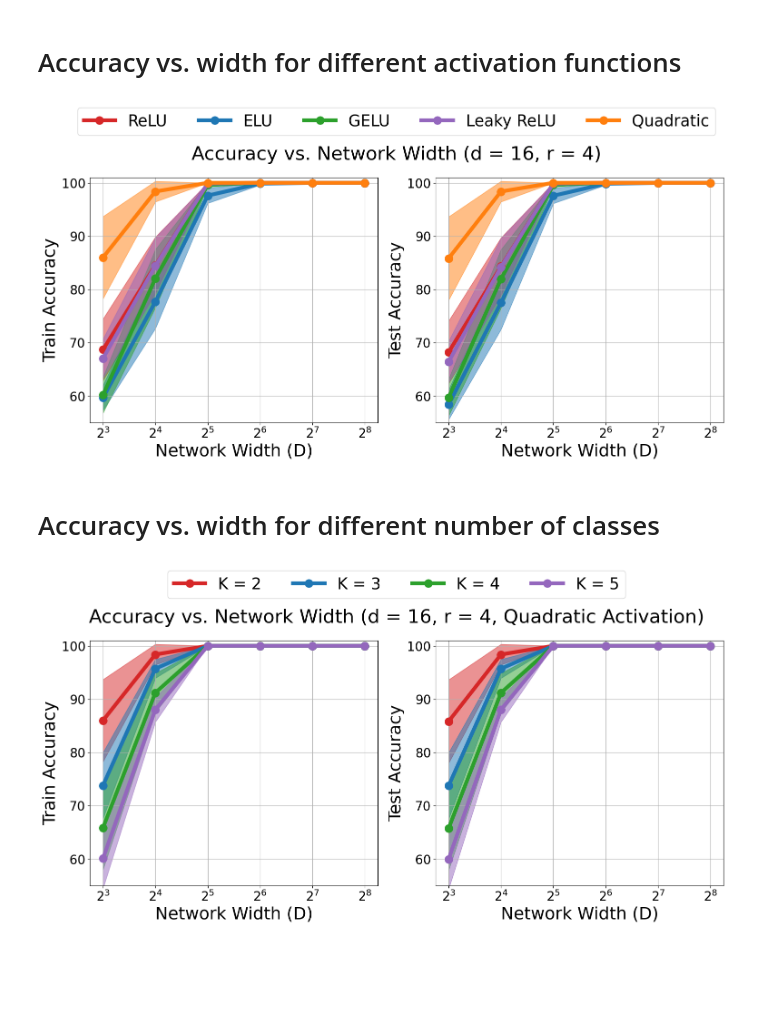
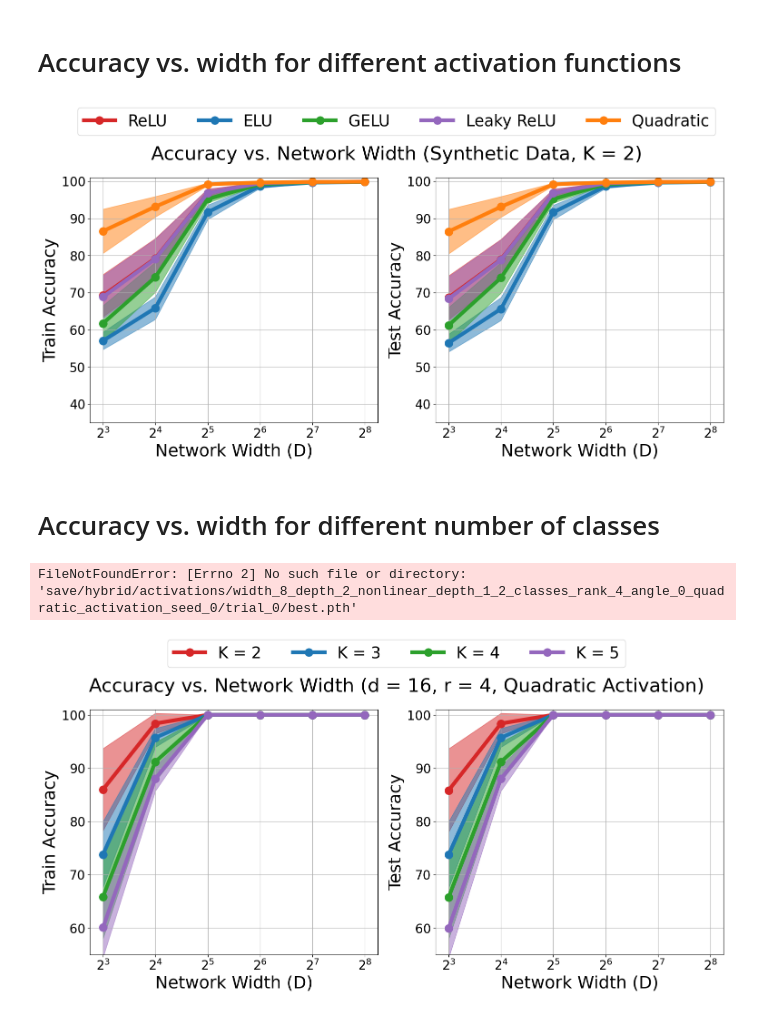
Before and after one commit to alecxu00/uos-linear-separability, a Jupyter notebook: plot_synthetic_results.ipynb, the cells around one changed output. Saved outputs shown, nothing was run; the diff lists cells and outputs as text; code cells hidden in the pictures; blank space fills up the shorter version.

```diff
--- a/plot_synthetic_results.ipynb
+++ b/plot_synthetic_results.ipynb
@@ -35,7 +35,7 @@ for k in range(num_trials):
     trial_dir = "trial_" + str(k)
     for (i, width) in enumerate(widths):
         for (j, activation) in enumerate(activations):
-            results_dir = "save/hybrid/activations/width_" + str(width) + "_depth_2_nonlinear_depth_1_" + str(K) + "_classes_rank_" + str(rank) + "_angle_" + str(angle) + "_" + activation + "_activation_seed_0"
+            results_dir = "save/hybrid/activations/width_" + str(width) + "_depth_2_nonlinear_depth_1_" + str(K) + "_classes_rank_" + str(rank) + "_" + activation + "_activation_seed_0"
             train_best_result = torch.load(os.path.join(results_dir, trial_dir, "best.pth"), map_location=torch.device('cpu'))
             test_result = torch.load(os.path.join(results_dir, trial_dir, "test.pth"), map_location=torch.device('cpu'))
 
@@ -61,7 +61,7 @@ lw = 6
 colors = ['tab:red', 'tab:blue', 'tab:green', 'tab:purple', 'tab:orange']
 
 # Plot training
-ax1.set_xlabel(r'Network Width (D)', fontsize=27)
+#ax1.set_xlabel(r'Network Width (D)', fontsize=27)
 ax1.set_ylabel('Train Accuracy', fontsize=27)
 #ax1.set_title('Accuracy vs. Network Width (d = ' + str(dim) + ', r = ' + str(rank) + ')', fontsize=22)
 
@@ -78,39 +78,40 @@ ax1.tick_params(axis='y', labelsize=20)
 ax1.tick_params(axis='x', labelsize=20)
 
 labs = [l.get_label() for l in lns]
 #ax1.legend(lns, labs, loc='upper center', bbox_to_anchor=(0.5,1.20), ncol=5, fontsize=15)
 ax1.grid()
-ax1.set_ylim(55, 101)
+ax1.set_ylim(35, 101)
 
 # Plot testing
-ax2.set_xlabel(r'Network Width (D)', fontsize=27)
+#ax2.set_xlabel(r'Network Width (D)', fontsize=27)
 ax2.set_ylabel('Test Accuracy', fontsize=27)
 #ax2.set_title('Accuracy vs. Network Width (d = ' + str(dim) + ', r = ' + str(rank) + ')', fontsize=22)
 
 lns = []
 for i in range(len(activations)):
     l_i = ax2.plot(widths, list(test_accs_mean[:, i]), color=colors[i], linewidth=lw, marker=".", markersize=25,
                   label=activations_save[activations[i]])
     ax2.fill_between(widths, list(test_accs_mean[:, i] - test_accs_std[:, i]), list(test_accs_mean[:, i] + test_accs_std[:, i]),
                      color=colors[i], alpha=0.5)
 
     lns += l_i
 
 ax2.set_xscale('log', base=2)
 ax2.tick_params(axis='y', labelsize=20)
 ax2.tick_params(axis='x', labelsize=20)
 
 labs = [l.get_label() for l in lns]
 #ax2.legend(lns, labs, loc='upper center', bbox_to_anchor=(0.5,1.20), ncol=5, fontsize=15)
 ax2.grid()
-ax2.set_ylim(55, 101)
+ax2.set_ylim(35, 101)
 
-fig.suptitle('Accuracy vs. Network Width (d = ' + str(dim) + ', r = ' + str(rank) + ')', fontsize=30)
+fig.suptitle('Accuracy vs. Network Width (Synthetic Data, K = ' + str(K) + ')', fontsize=30)
+fig.supxlabel('Network Width (D)', fontsize=27)
 fig.legend(lns, labs, loc='upper center', bbox_to_anchor=(0.5,1.125), ncol=len(activations), fontsize=25)
-#fig.tight_layout()  # otherwise the right y-label is slightly clipped
+fig.tight_layout()  # otherwise the right y-label is slightly clipped
 plt.show()
 # %% [output]
-[figure, old version]
+[figure, new version]
 # %% [markdown]
 # Accuracy vs. width for different number of classes
 # %%
@@ -140,6 +141,8 @@ for i in range(num_trials):
             train_accs[i, j, k] = np.max(cur_train_accs)
 
             test_accs[i, j, k] = np.max(test_result['test_accuracy'])
+# %% [output]
+FileNotFoundError: [Errno 2] No such file or directory: 'save/hybrid/activations/width_8_depth_2_nonlinear_depth_1_2_classes_rank_4_angle_0_quadratic_activation_seed_0/trial_0/best.pth'
 # %%
 # Plot results
 train_accs_mean = np.mean(train_accs, axis=0)
```
Also changed, not shown: parts of 5 cells of this notebook, 17 other files.
